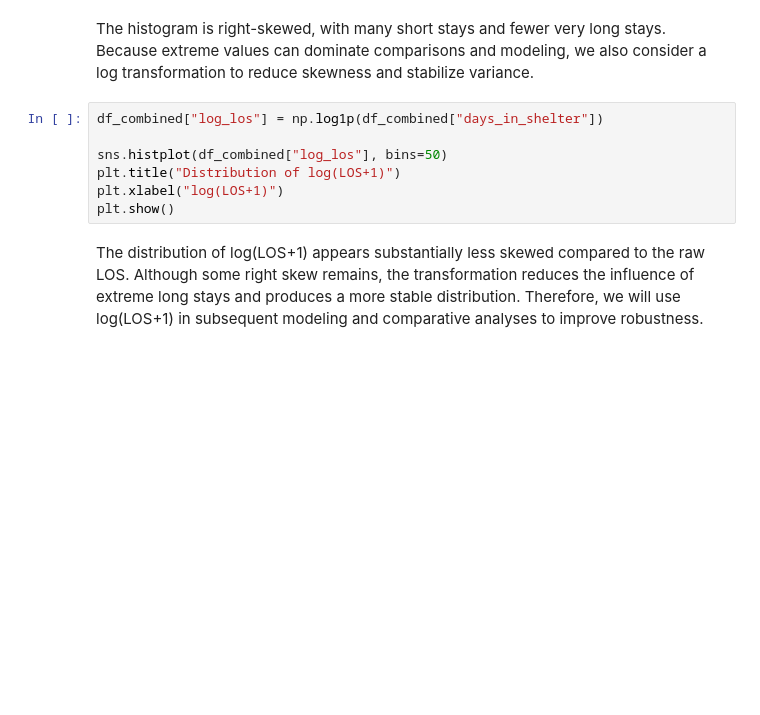
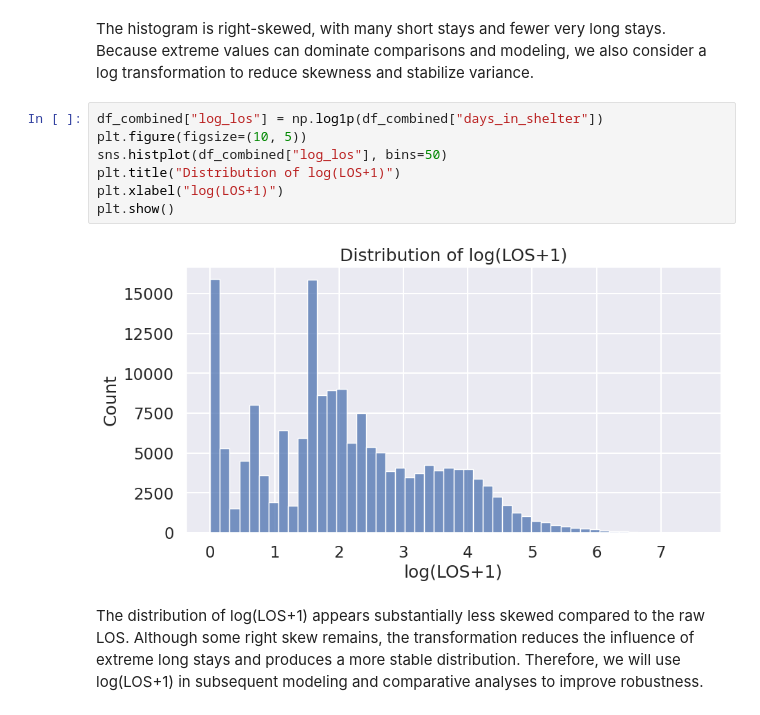
Before and after one commit to COGS108/Group098_WI26, a Jupyter notebook: 02-EDACheckpoint.ipynb, the cells around one changed output. Cells and saved outputs as stored; diff of their text form; blank space fills up the shorter version.

```diff
--- a/02-EDACheckpoint.ipynb
+++ b/02-EDACheckpoint.ipynb
@@ -486,11 +660,13 @@ plt.show()
 The histogram is right-skewed, with many short stays and fewer very long stays. Because extreme values can dominate comparisons and modeling, we also consider a log transformation to reduce skewness and stabilize variance.
 # %%
 df_combined["log_los"] = np.log1p(df_combined["days_in_shelter"])
-
+plt.figure(figsize=(10, 5))
 sns.histplot(df_combined["log_los"], bins=50)
 plt.title("Distribution of log(LOS+1)")
 plt.xlabel("log(LOS+1)")
 plt.show()
+# %% [output]
+[figure, added]
 # %% [markdown]
 The distribution of log(LOS+1) appears substantially less skewed compared to the raw LOS. Although some right skew remains, the transformation reduces the influence of extreme long stays and produces a more stable distribution. Therefore, we will use log(LOS+1) in subsequent modeling and comparative analyses to improve robustness.
 # %% [markdown]
```
Also changed, not shown: parts of 70 cells of this notebook.
